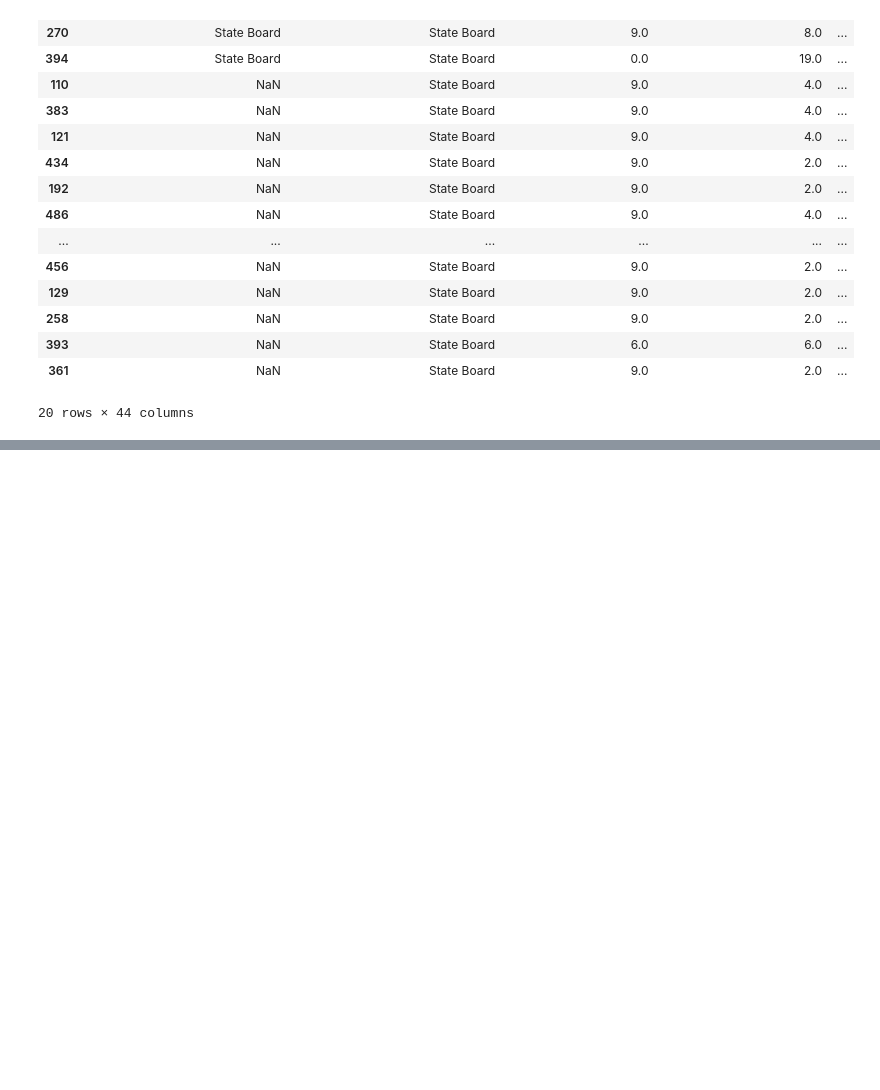
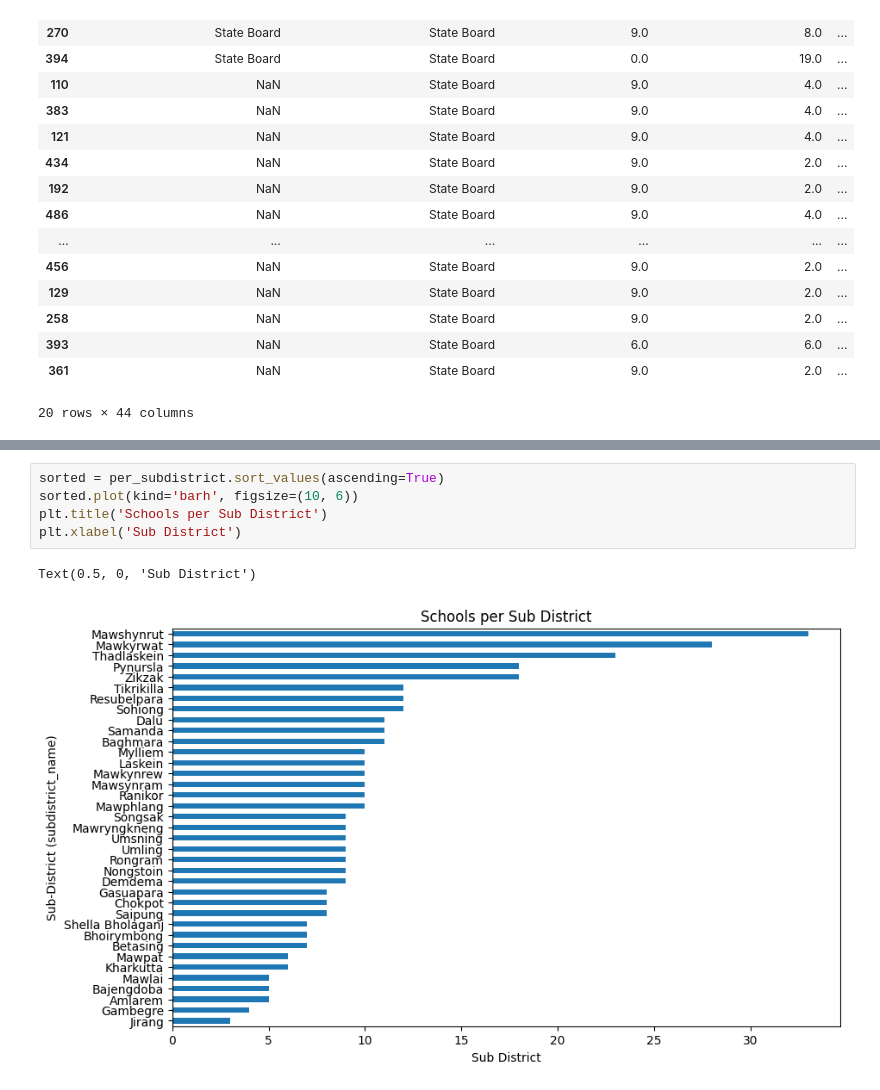
Before and after one commit to Pamela1005/Machine-learning-, a Jupyter notebook: Meghalaya education .ipynb, the cells around one changed output, grey strips where cells are left out. Drawn from its saved outputs; the diff is of its cells as text; blank space fills up the shorter version.

```diff
--- a/Meghalaya education .ipynb
+++ b/Meghalaya education .ipynb
@@ -228,0 +299,8 @@ sort.head(20)
+# %%
+sorted = per_subdistrict.sort_values(ascending=True)
+sorted.plot(kind='barh', figsize=(10, 6))
+plt.title('Schools per Sub District')
+plt.xlabel('Sub District')
+# %% [output]
+Text(0.5, 0, 'Sub District')
+[figure, added]
```
Also changed, not shown: parts of 16 cells of this notebook.
